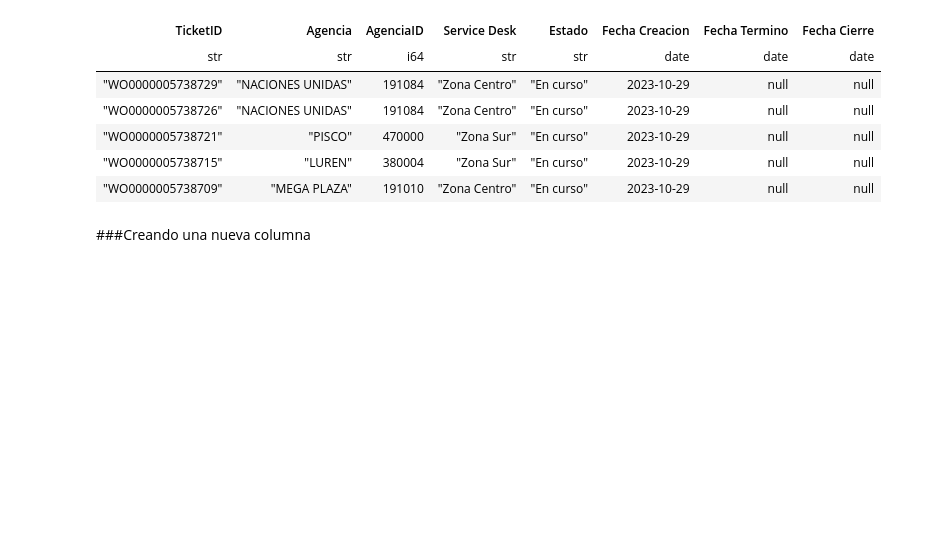
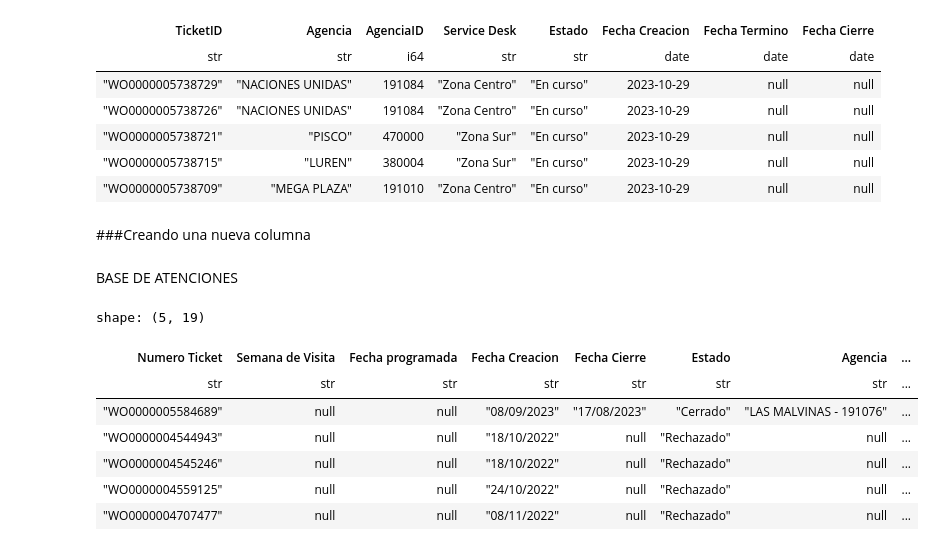
Before and after one commit to RafaelMerma/Python-For-ETL-E1, a Jupyter notebook: Proceso ETL.ipynb, the cells around one changed output. Cells and saved outputs as stored; diff of their text form; code cells hidden in the pictures; blank space fills up the shorter version.

Commit message:
leyendo excel con motor xlsx2csv

```diff
--- a/Proceso ETL.ipynb
+++ b/Proceso ETL.ipynb
@@ -263,3 +263,23 @@ tickets = tickets.with_columns(
     .otherwise(pl.lit("+ de 15 dias"))
     .alias("Grupo Dias")
 )
+# %% [markdown]
+BASE DE ATENCIONES
+# %%
+pl.read_excel(
+    source="Atenciones\Atenciones Centro.xlsx",
+    sheet_name="Hoja1",
+    engine="xlsx2csv",
+    read_csv_options={
+        "infer_schema_length":0
+    }
+).head()
+# %% [output]
+shape: (5, 19)
+| Numero Ticket | Semana de Visita | Fecha programada | Fecha Creacion | Fecha Cierre | Estado | Agencia | ... |
+| str | str | str | str | str | str | str | ... |
+| "WO0000005584689" | null | null | "08/09/2023" | "17/08/2023" | "Cerrado" | "LAS MALVINAS - 191076" | ... |
+| "WO0000004544943" | null | null | "18/10/2022" | null | "Rechazado" | null | ... |
+| "WO0000004545246" | null | null | "18/10/2022" | null | "Rechazado" | null | ... |
+| "WO0000004559125" | null | null | "24/10/2022" | null | "Rechazado" | null | ... |
+| "WO0000004707477" | null | null | "08/11/2022" | null | "Rechazado" | null | ... |
```
Also changed, not shown: parts of 1 cell of this notebook.
